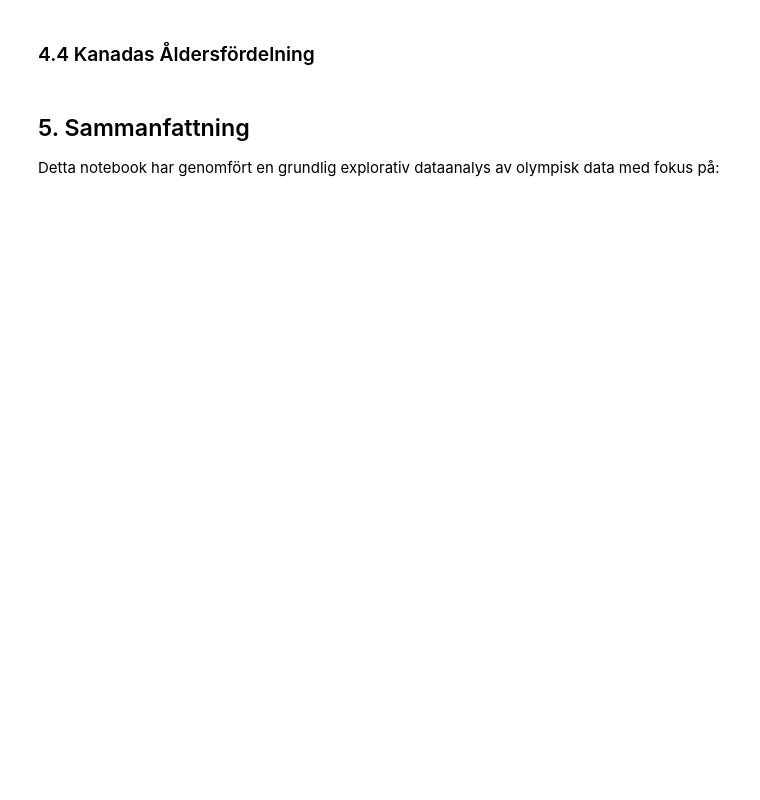
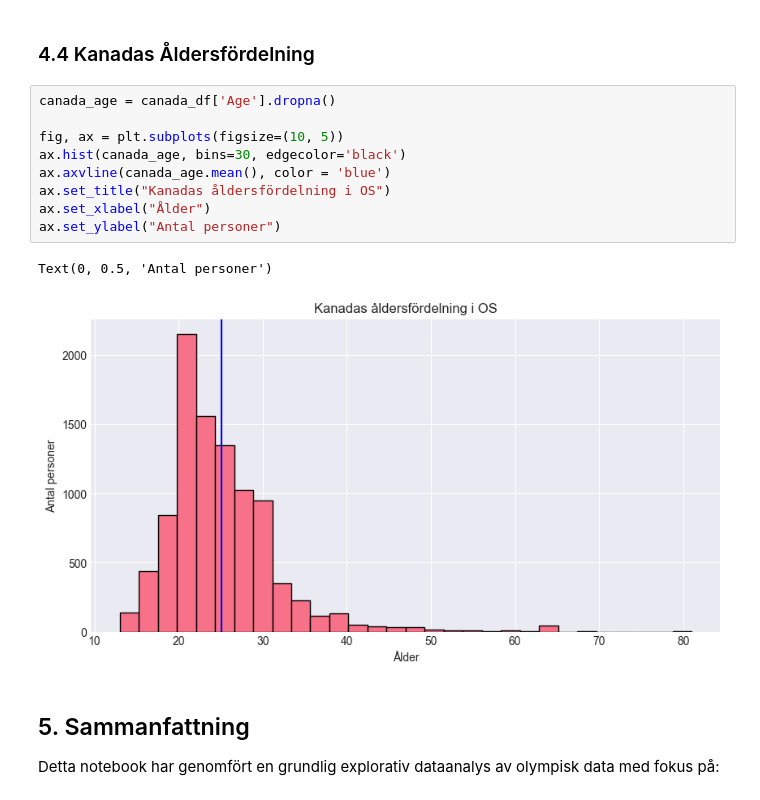
Before and after one commit to TahGue/projekt_os_kanada, a Jupyter notebook: notebooks/01_exploratory_analysis.ipynb, the cells around one changed output. Drawn from its saved outputs; the diff is of its cells as text; blank space fills up the shorter version.

```diff
--- a/notebooks/01_exploratory_analysis.ipynb
+++ b/notebooks/01_exploratory_analysis.ipynb
@@ -234,5 +165,17 @@ canada_medals_per_os = canada_df[canada_df['Medal'].notna()]
 # %% [markdown]
 ### 4.4 Kanadas Åldersfördelning
+# %%
+canada_age = canada_df['Age'].dropna()
+
+fig, ax = plt.subplots(figsize=(10, 5))
+ax.hist(canada_age, bins=30, edgecolor='black')
+ax.axvline(canada_age.mean(), color = 'blue')
+ax.set_title("Kanadas åldersfördelning i OS")
+ax.set_xlabel("Ålder")
+ax.set_ylabel("Antal personer")
+# %% [output]
+Text(0, 0.5, 'Antal personer')
+[figure, added]
 # %% [markdown]
 ## 5. Sammanfattning
 
```
Also changed, not shown: parts of 9 cells of this notebook.
